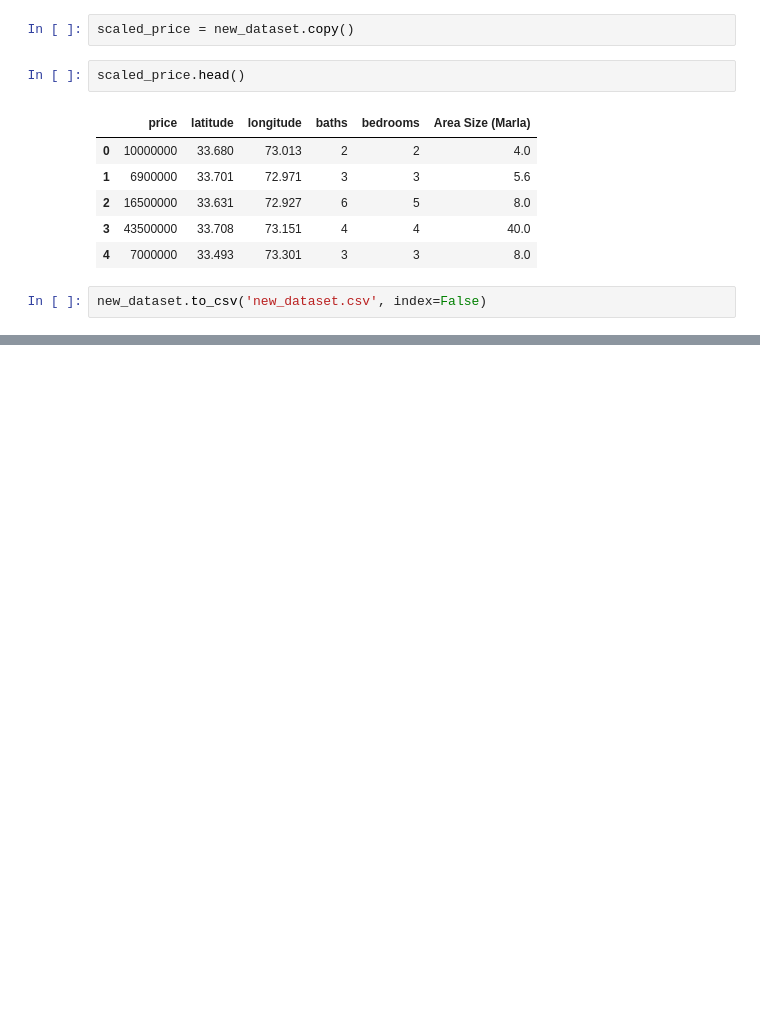
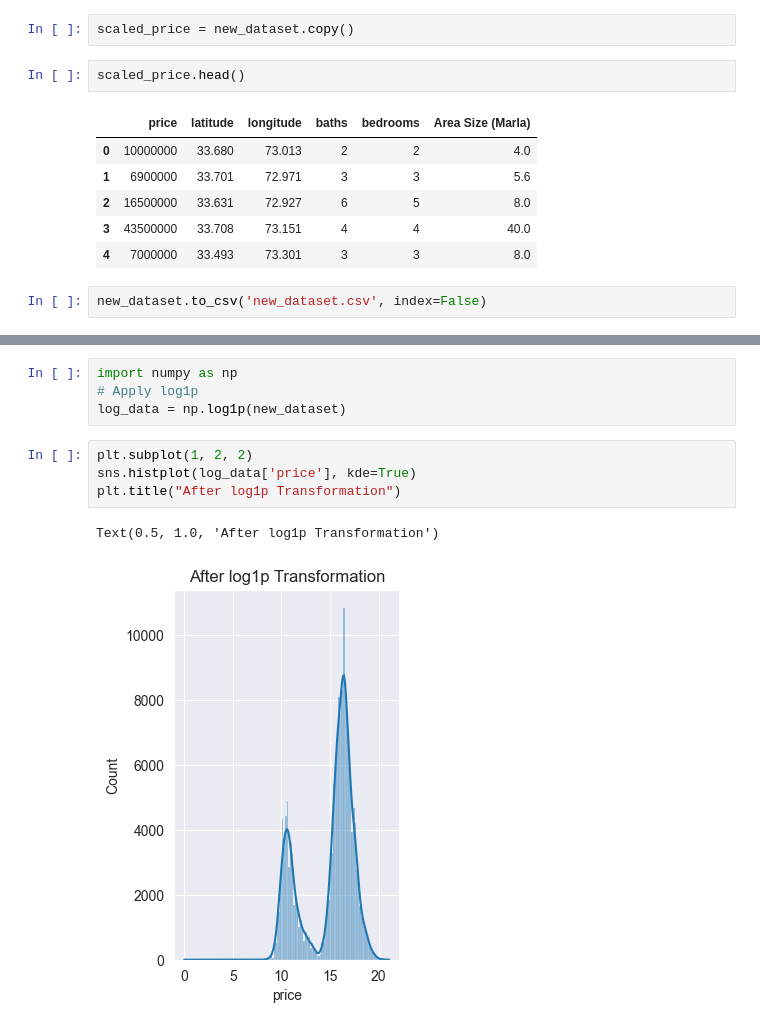
Before and after one commit to noumanhafeez/House_Price_Model_Tensorflow, a Jupyter notebook: model.ipynb, the cells around one changed output, grey strips where cells are left out. Saved outputs shown, nothing was run; the diff lists cells and outputs as text; blank space fills up the shorter version.

```diff
--- a/model.ipynb
+++ b/model.ipynb
@@ -333,0 +355,11 @@ new_dataset.to_csv('new_dataset.csv', index=False)
+# %%
+import numpy as np
+# Apply log1p
+log_data = np.log1p(new_dataset)
+# %%
+plt.subplot(1, 2, 2)
+sns.histplot(log_data['price'], kde=True)
+plt.title("After log1p Transformation")
+# %% [output]
+Text(0.5, 1.0, 'After log1p Transformation')
+[figure, added]
```
Also changed, not shown: parts of 8 cells of this notebook, 1 other file.
